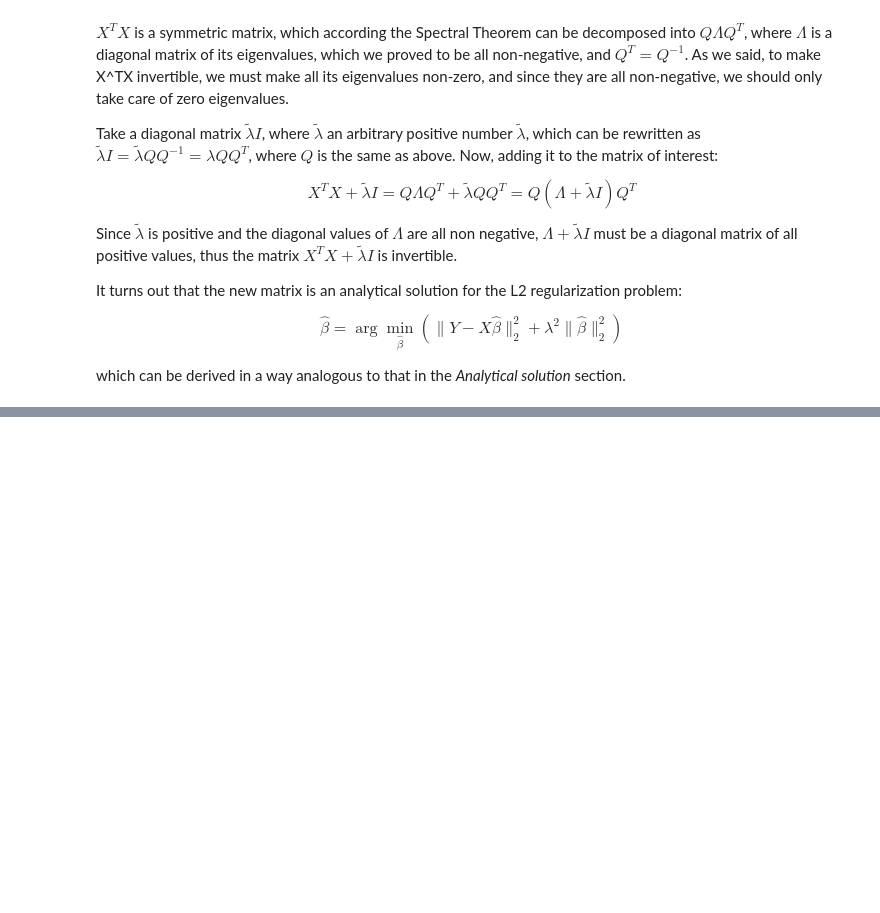
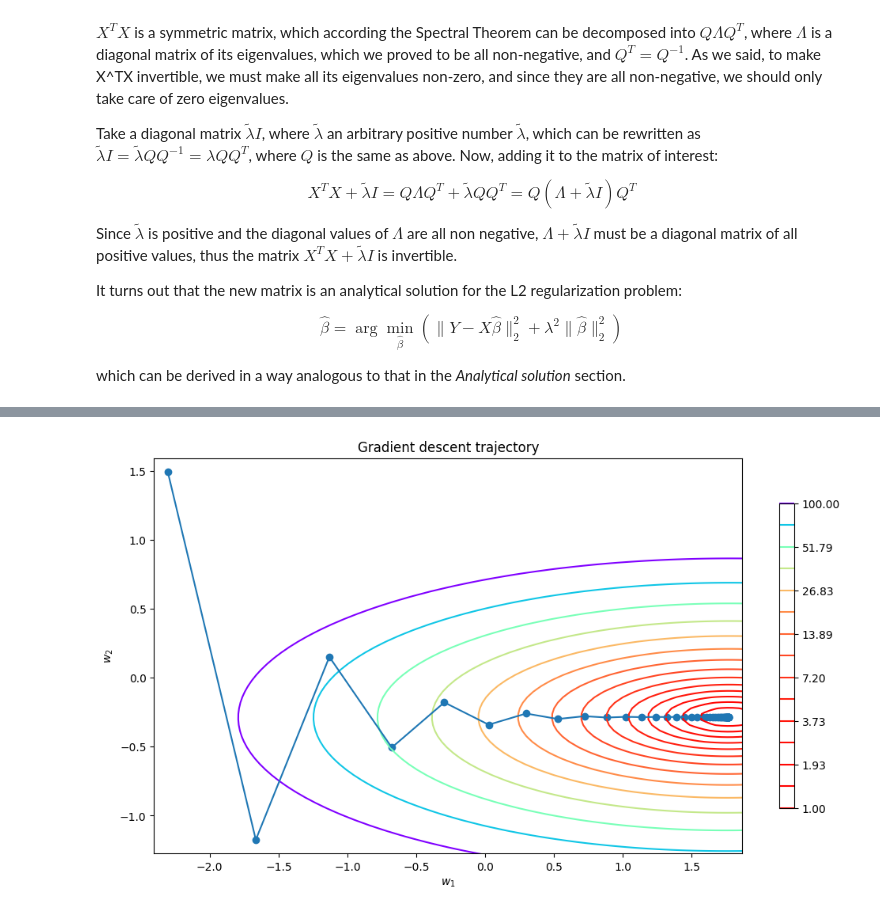
Before and after one commit to ve1nard/mlNotes, a Jupyter notebook: linearRegression.ipynb, the cells around one changed output, grey strips where cells are left out. Cells and saved outputs as stored; diff of their text form; code cells hidden in the pictures; blank space fills up the shorter version.

Commit message:
gradient descent completed

```diff
--- a/linearRegression.ipynb
+++ b/linearRegression.ipynb
@@ -442,0 +465,47 @@ $$
+# %%
+# Classical Gradient Descent
+
+# The initial weights
+b = np.random.uniform(-2, 2, n_features) - 0.5
+
+# The list that will store the progression of the weights
+b_list = [b.copy()]
+step_size = 1e-2
+
+# The classical gradient descent
+for i in range(num_steps):
+    b -= step_size * 2. * (X.T).dot(X.dot(b) - Y) / Y.size
+    b_list.append(b.copy())
+
+b_array = np.array(b_list)
+# %%
+# Outlying the space of potential weight vectors
+b_1, b_2 = np.meshgrid(np.linspace(-2, 2, 100), np.linspace(-2, 2, 100))
+
+# Calculating the MSE loss for all the potential weight vectors
+contours = np.empty_like(b_1)
+
+for i in range(b_1.shape[0]):
+    for j in range(b_1.shape[1]):
+        b_tmp = np.array([b_1[i, j], b_2[i, j]])
+        contours[i, j] = np.mean(np.power((X.dot(b_tmp) - Y), 2))
+
+# Plotting the weight vectors space along with the obtained solution trajectory and the true weights
+plt.figure(figsize=(12, 10))
+plt.title("Gradient descent trajectory")
+plt.xlabel("$w_1$")
+plt.ylabel("$w_2$")
+plt.xlim(b_array[:, 0].min() - 0.1, b_array[:, 0].max() + 0.1)
+plt.ylim(b_array[:, 1].min() - 0.1, b_array[:, 1].max() + 0.1)
+plt.gca().set_aspect("equal")
+
+contour_plot = plt.contour(b_1, b_2, contours, levels=np.logspace(0, 2, num=15), cmap=plt.cm.rainbow_r)
+plt.colorbar(contour_plot, shrink=0.5)
+
+plt.scatter(b_true[0], b_true[1], c='r')
+plt.scatter(b_array[:, 0], b_array[:, 1])
+plt.plot(b_array[:, 0], b_array[:, 1])
+
+plt.show()
+# %% [output]
+[figure, added]
```
Also changed, not shown: parts of 7 cells of this notebook.
